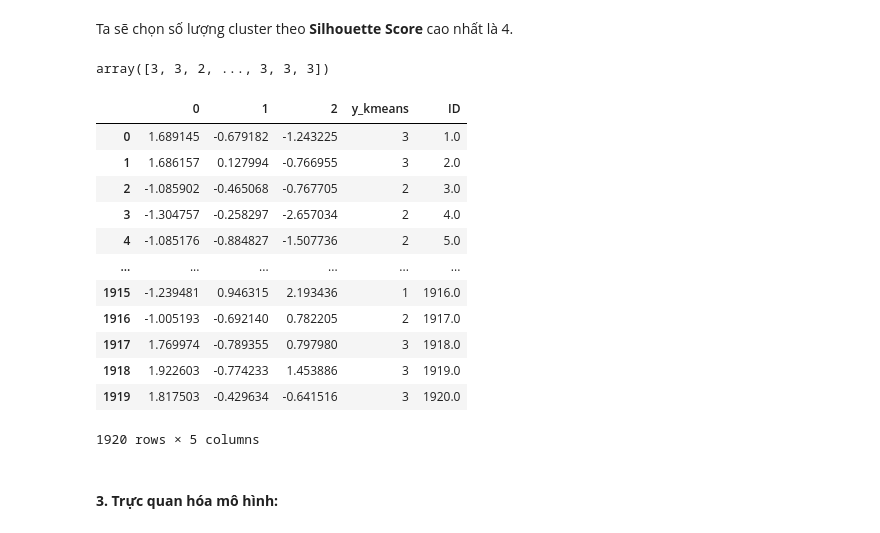
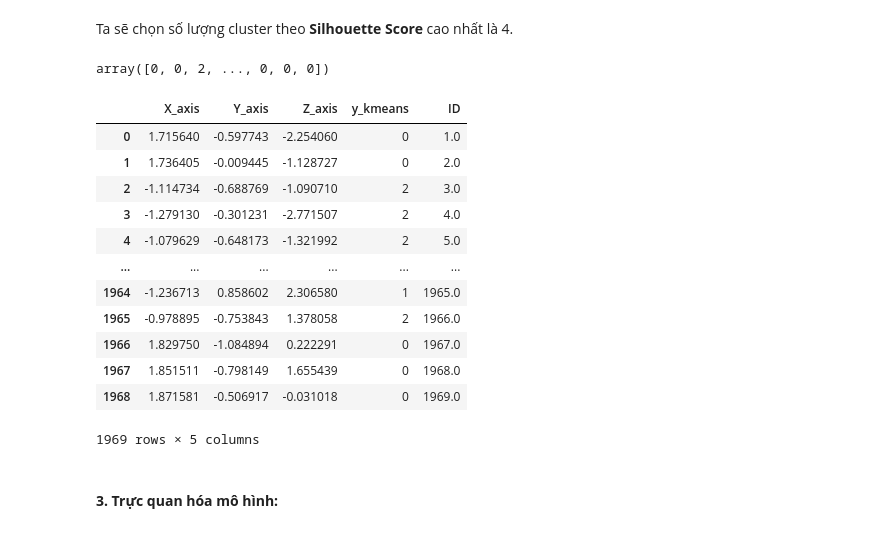
Before and after one commit to tungbtt/Lab01_DV, a Jupyter notebook: lab01.ipynb, the cells around one changed output. Cells and saved outputs as stored; diff of their text form; code cells hidden in the pictures.

```diff
--- a/lab01.ipynb
+++ b/lab01.ipynb
@@ -217,2 +207,0 @@ Ta sẽ thực hiện thay thế những khách hàng có độ tuổi 0 giá tr
-# %%
-df.loc[df["Age"]==0,"Age"]=int(df[df["Age"]>0]["Age"].median())
@@ -255,0 +258,7 @@ ax.bar_label(ax.containers[0]);
+# %%
+#df.loc[df["Age"]==0,"Age"]=int(df[df["Age"]>0]["Age"].median())
+mean_age = df.groupby(['Gender', 'Profession'])['Age'].mean()
+
+df['Age'] = df.apply(lambda row: int(mean_age[(row['Gender'], row['Profession'])])
+                                 if row['Age'] < 18
+                                 else row['Age'], axis=1)
@@ -301,5 +330,5 @@ Ta sẽ loại bỏ những dòng có `Work_Experience` lớn hơn hoặc bằng
 # %%
-df = df.drop(df[df['Work_Experience'] - df['Age'] >= 0].index)
+df = df.drop(df.query("Profession!=['Artist','Homemaker','Entertainment','Other'] and Age-Work_Experience<18 ").index)
 # %% [markdown]
 **Cột `Family_Size`:**
 # %%
@@ -383,7 +454,7 @@ df_encoded = encoder.fit_transform(df)
 # %% [markdown]
 Bỏ cột `CustomerID`
 # %%
-df_encoded=df_encoded.drop(columns="CustomerID")
+df_encoded=df_encoded.drop(columns=["CustomerID"])
 # %% [markdown]
 Kiểu dữ liệu của các cột:
 # %%
@@ -498,26 +571,26 @@ kmeans = KMeans(n_clusters = 4)
 y_kmeans = kmeans.fit_predict(df_pca)
 y_kmeans
 # %% [output]
-array([3, 3, 2, ..., 3, 3, 3])
+array([0, 0, 2, ..., 0, 0, 0])
 # %%
-df_results=pd.DataFrame(df_pca)
+df_results=pd.DataFrame(df_pca).rename(columns={0:"X_axis",1:"Y_axis",2:"Z_axis"})
 df_results["y_kmeans"]=y_kmeans
 df_results["ID"]=df["CustomerID"]
 df_results
 # %% [output]
-|  | 0 | 1 | 2 | y_kmeans | ID |
-| 0 | 1.689145 | -0.679182 | -1.243225 | 3 | 1.0 |
-| 1 | 1.686157 | 0.127994 | -0.766955 | 3 | 2.0 |
-| 2 | -1.085902 | -0.465068 | -0.767705 | 2 | 3.0 |
-| 3 | -1.304757 | -0.258297 | -2.657034 | 2 | 4.0 |
-| 4 | -1.085176 | -0.884827 | -1.507736 | 2 | 5.0 |
+|  | X_axis | Y_axis | Z_axis | y_kmeans | ID |
+| 0 | 1.715640 | -0.597743 | -2.254060 | 0 | 1.0 |
+| 1 | 1.736405 | -0.009445 | -1.128727 | 0 | 2.0 |
+| 2 | -1.114734 | -0.688769 | -1.090710 | 2 | 3.0 |
+| 3 | -1.279130 | -0.301231 | -2.771507 | 2 | 4.0 |
+| 4 | -1.079629 | -0.648173 | -1.321992 | 2 | 5.0 |
 | ... | ... | ... | ... | ... | ... |
-| 1915 | -1.239481 | 0.946315 | 2.193436 | 1 | 1916.0 |
-| 1916 | -1.005193 | -0.692140 | 0.782205 | 2 | 1917.0 |
-| 1917 | 1.769974 | -0.789355 | 0.797980 | 3 | 1918.0 |
-| 1918 | 1.922603 | -0.774233 | 1.453886 | 3 | 1919.0 |
-| 1919 | 1.817503 | -0.429634 | -0.641516 | 3 | 1920.0 |
+| 1964 | -1.236713 | 0.858602 | 2.306580 | 1 | 1965.0 |
+| 1965 | -0.978895 | -0.753843 | 1.378058 | 2 | 1966.0 |
+| 1966 | 1.829750 | -1.084894 | 0.222291 | 0 | 1967.0 |
+| 1967 | 1.851511 | -0.798149 | 1.655439 | 0 | 1968.0 |
+| 1968 | 1.871581 | -0.506917 | -0.031018 | 0 | 1969.0 |
-1920 rows × 5 columns
+1969 rows × 5 columns
 # %% [markdown]
 #### **3. Trực quan hóa mô hình:**
 # %%
```
Also changed, not shown: parts of 48 cells of this notebook.
